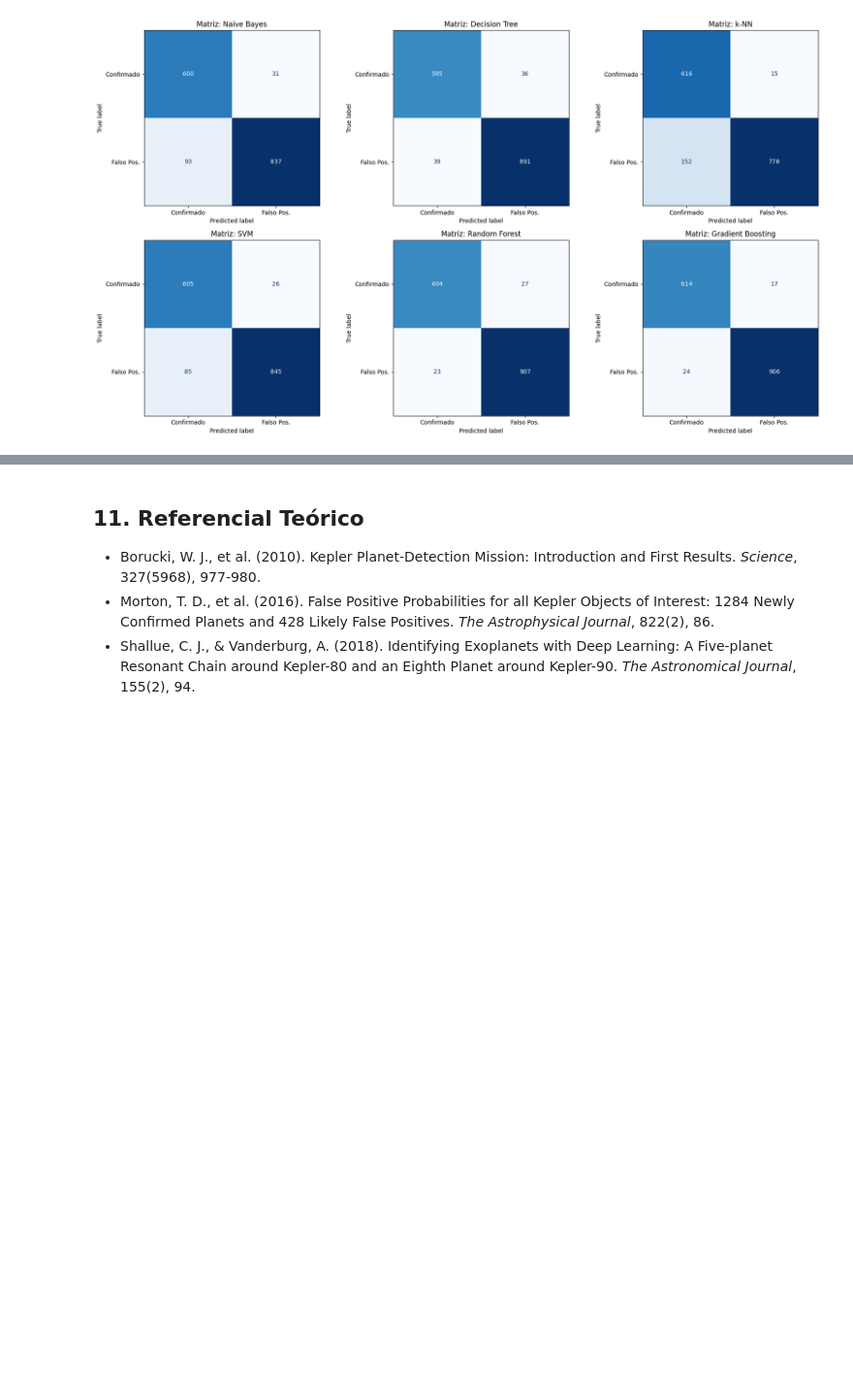
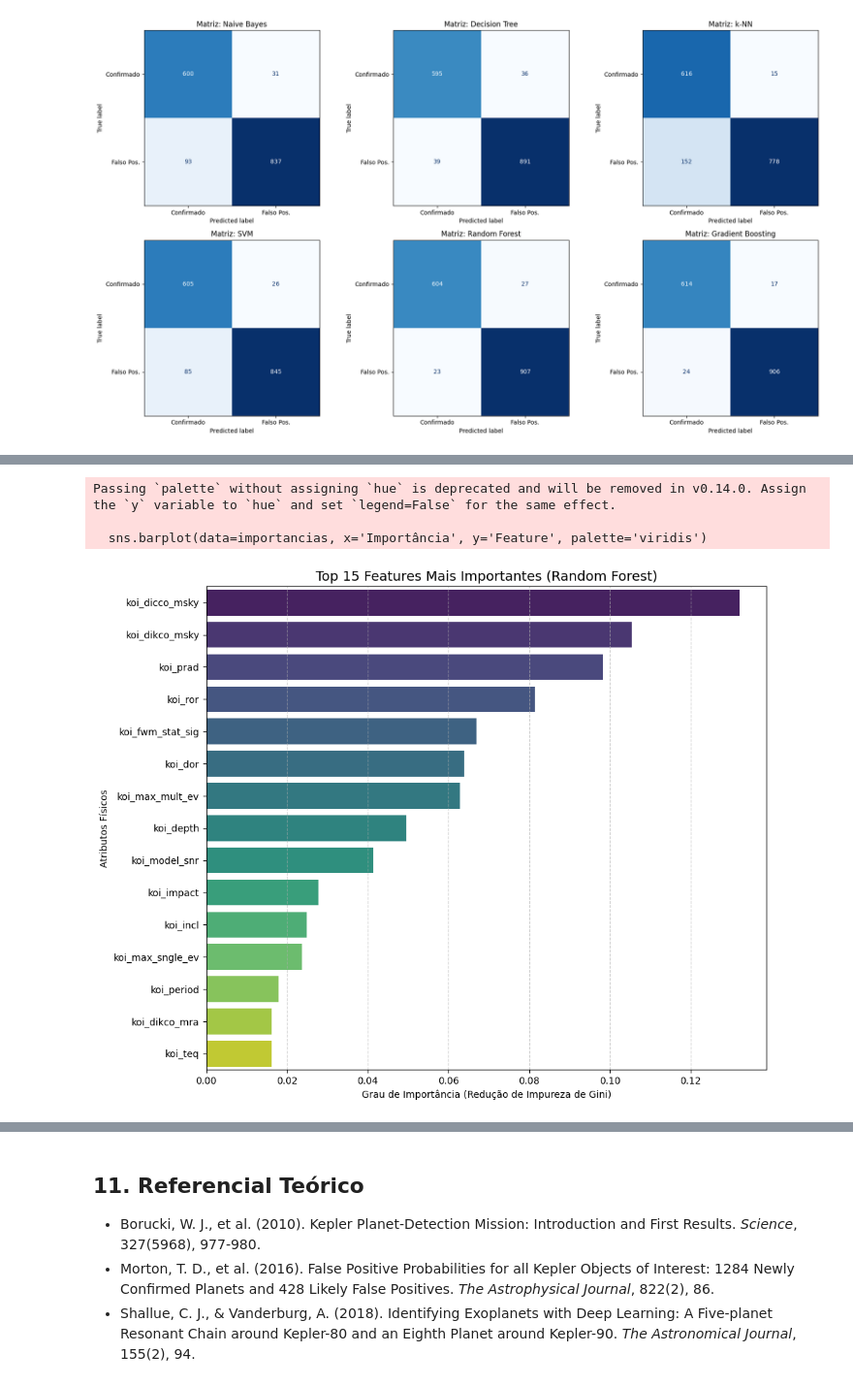
Before and after one commit to pedrinndias/study, a Jupyter notebook: trabalho-pratico-1-encontrando-exoplanetas.ipynb, the cells around one changed output, grey strips where cells are left out. Shown at 97% size. Cells and saved outputs as stored; diff of their text form; code cells hidden in the pictures; blank space fills up the shorter version.

```diff
--- a/trabalho-pratico-1-encontrando-exoplanetas.ipynb
+++ b/trabalho-pratico-1-encontrando-exoplanetas.ipynb
@@ -568,0 +575,27 @@ Modelo: Naive Bayes
+# %%
+# Extrai o modelo Random Forest já treinado do dicionário
+rf_model = modelos["Random Forest"]
+
+# Cria um DataFrame com as features e suas respectivas importâncias
+importancias = pd.DataFrame({
+    'Feature': X_train.columns,
+    'Importância': rf_model.feature_importances_
+})
+
+# Ordena as top 15 features mais importantes
+importancias = importancias.sort_values(by='Importância', ascending=False).head(15)
+
+# Plotagem
+plt.figure(figsize=(10, 8))
+sns.barplot(data=importancias, x='Importância', y='Feature', palette='viridis')
+plt.title('Top 15 Features Mais Importantes (Random Forest)', fontsize=14)
+plt.xlabel('Grau de Importância (Redução de Impureza de Gini)')
+plt.ylabel('Atributos Físicos')
+plt.grid(axis='x', linestyle='--', alpha=0.6)
+plt.tight_layout()
+plt.show()
+# %% [output]
+Passing `palette` without assigning `hue` is deprecated and will be removed in v0.14.0. Assign the `y` variable to `hue` and set `legend=False` for the same effect.
+
+  sns.barplot(data=importancias, x='Importância', y='Feature', palette='viridis')
+[figure, added]
```
Also changed, not shown: parts of 6 cells of this notebook.
